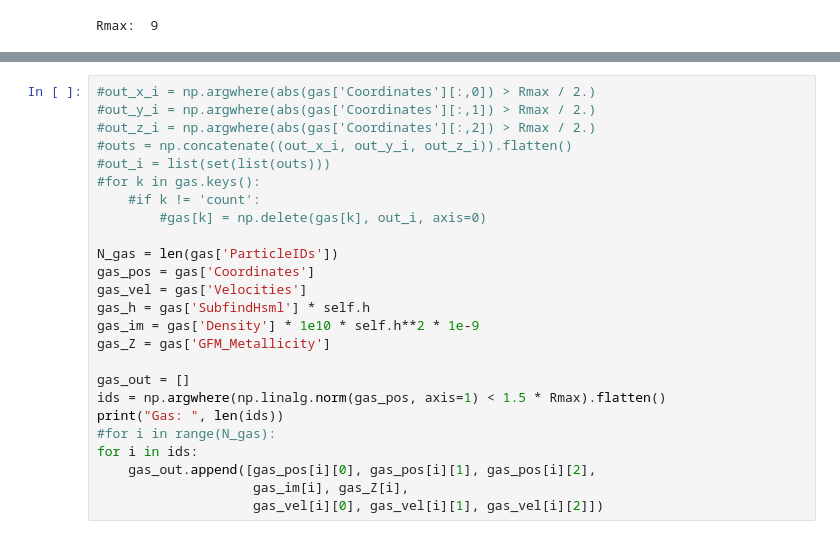
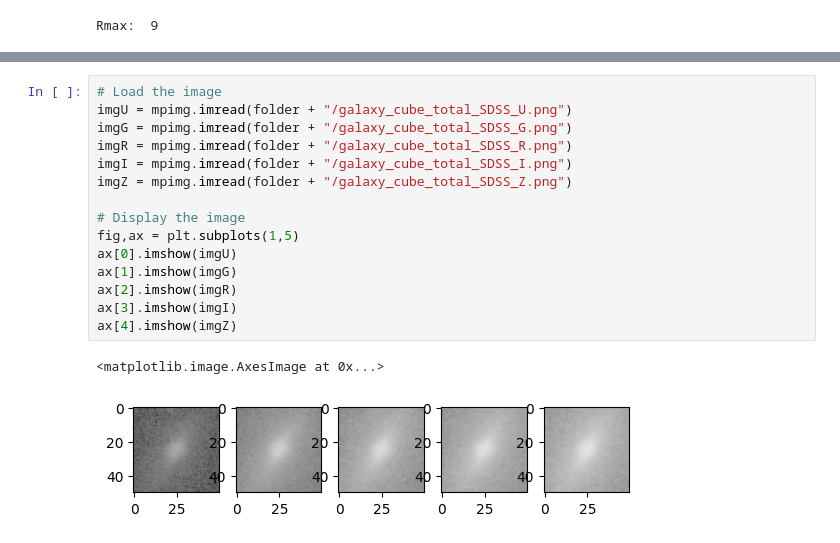
Before and after one commit to Martindelosrios/MaDaMe, a Jupyter notebook: codes/SKIRT.ipynb, the cells around one changed output, grey strips where cells are left out. Cells and saved outputs as stored; diff of their text form.

```diff
--- a/codes/SKIRT.ipynb
+++ b/codes/SKIRT.ipynb
@@ -250,27 +259,20 @@ vis.makergbimages.makeConvolvedRGBImages(simulation, name='SDSS_U', contribution
 # %% [output]
 (<Quantity 1.e-05 MJy / sr>, <Quantity 1000. MJy / sr>)
 # %%
-#out_x_i = np.argwhere(abs(gas['Coordinates'][:,0]) > Rmax / 2.)
-#out_y_i = np.argwhere(abs(gas['Coordinates'][:,1]) > Rmax / 2.)
-#out_z_i = np.argwhere(abs(gas['Coordinates'][:,2]) > Rmax / 2.)
-#outs = np.concatenate((out_x_i, out_y_i, out_z_i)).flatten()
-#out_i = list(set(list(outs)))
-#for k in gas.keys():
-    #if k != 'count':
-        #gas[k] = np.delete(gas[k], out_i, axis=0)
+# Load the image
+imgU = mpimg.imread(folder + "/galaxy_cube_total_SDSS_U.png")
+imgG = mpimg.imread(folder + "/galaxy_cube_total_SDSS_G.png")
+imgR = mpimg.imread(folder + "/galaxy_cube_total_SDSS_R.png")
+imgI = mpimg.imread(folder + "/galaxy_cube_total_SDSS_I.png")
+imgZ = mpimg.imread(folder + "/galaxy_cube_total_SDSS_Z.png")
 
-N_gas = len(gas['ParticleIDs'])
-gas_pos = gas['Coordinates']
-gas_vel = gas['Velocities']
-gas_h = gas['SubfindHsml'] * self.h
-gas_im = gas['Density'] * 1e10 * self.h**2 * 1e-9
-gas_Z = gas['GFM_Metallicity']
-
-gas_out = []
-ids = np.argwhere(np.linalg.norm(gas_pos, axis=1) < 1.5 * Rmax).flatten()
-print("Gas: ", len(ids))
-#for i in range(N_gas):
-for i in ids:
-    gas_out.append([gas_pos[i][0], gas_pos[i][1], gas_pos[i][2],
-                    gas_im[i], gas_Z[i],
-                    gas_vel[i][0], gas_vel[i][1], gas_vel[i][2]])
+# Display the image
+fig,ax = plt.subplots(1,5)
+ax[0].imshow(imgU)
+ax[1].imshow(imgG)
+ax[2].imshow(imgR)
+ax[3].imshow(imgI)
+ax[4].imshow(imgZ)
+# %% [output]
+<matplotlib.image.AxesImage at 0x...>
+[figure, added]
```
Also changed, not shown: parts of 6 cells of this notebook, 1 other file.
